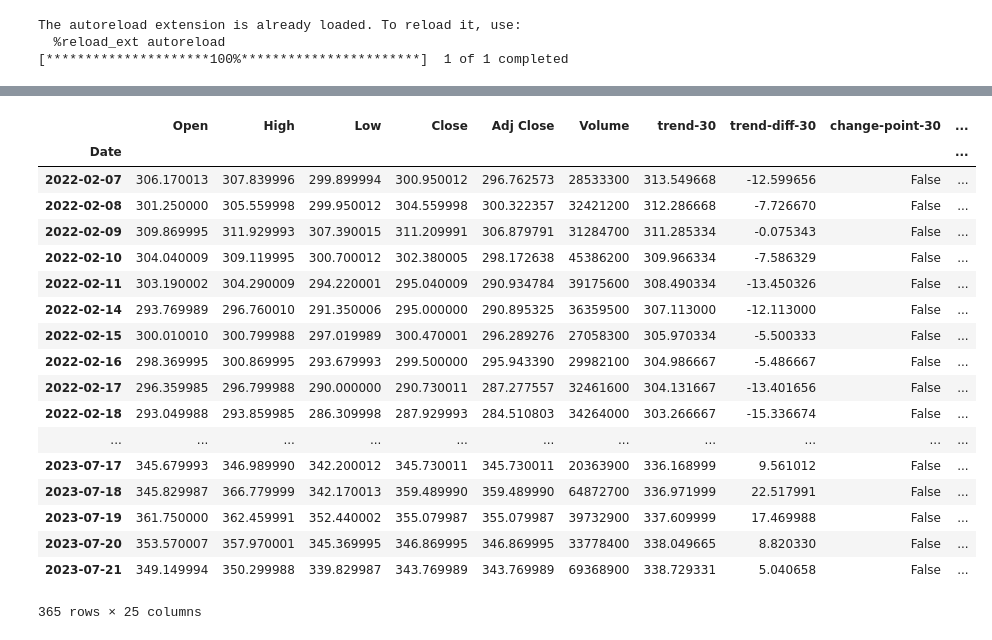
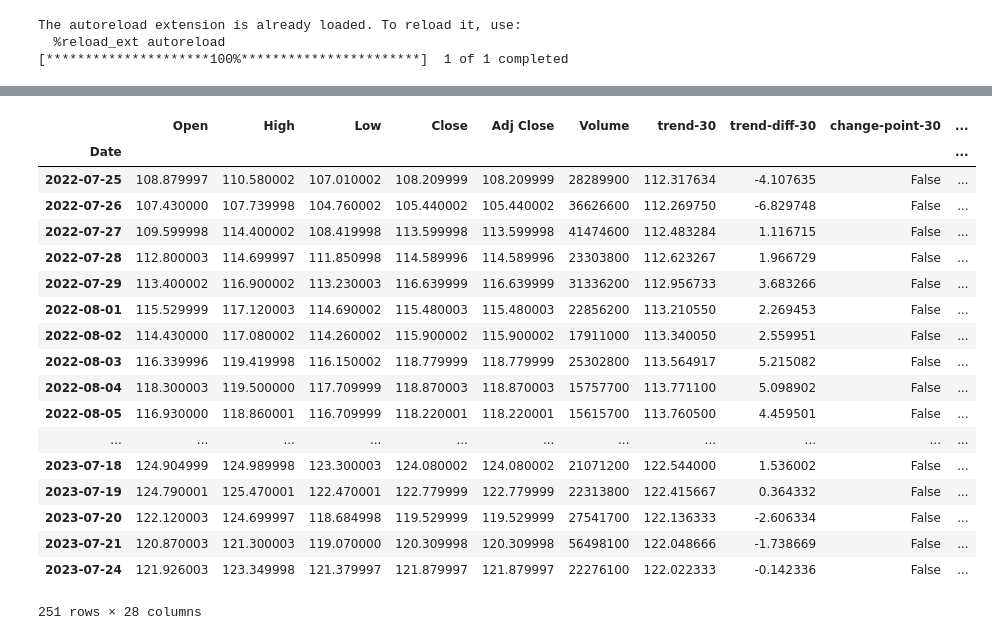
Before and after one commit to j03m/alfred, a Jupyter notebook: notebooks/back_test_visualizer.ipynb, the cells around one changed output, grey strips where cells are left out. Cells and saved outputs as stored; diff of their text form; code cells hidden in the pictures.

Commit message:
Finish tester, reduce action set to buy,short. Remove hold.

```diff
--- a/notebooks/back_test_visualizer.ipynb
+++ b/notebooks/back_test_visualizer.ipynb
@@ -12,18 +12,18 @@ from sklearn.linear_model import LinearRegression
 import yfinance as yf
 
 from machine_learning_finance import (analyze_trades,
-    calc_probabilties_without_lookahead, plot_backtest_analysis,
-    metrics_to_dataframe, create_train_test_windows, make_inverse_env_for,
-    calculate_polynomial_regression, TraderEnv, make_price_marker_from_boolean, add_marker, add_line)
+    plot_backtest_analysis, RangeTrainingWindowUtil,
+    metrics_to_dataframe, TraderEnv, make_price_marker_from_boolean, add_marker, add_line)
 
 import plotly.graph_objs as go
 from plotly.subplots import make_subplots
 from plotly.offline import init_notebook_mode
+from datetime import datetime, timedelta
 
 init_notebook_mode(connected=True)
 windows = [300, 600, 900, 1500]
 
-symbol = "MSFT"
+symbol = "GOOG"
 file = f"../backtests/{symbol}-model-back-test.csv"
 period = 365
 pd.options.display.max_rows = None
@@ -57,15 +57,13 @@ def analyze_and_graph_range(file, symbol, start, end, df):
 
 def analyze_and_graph(file, symbol, period, df):
     ledger = pd.read_csv(file)
-    hist_df, test_df = create_train_test_windows(df, None, 365 * 4, None, 365)
-    env = TraderEnv(symbol, test_df, hist_df)
+    now = datetime.now()
+    start = now - timedelta(days=365)
+    start = start.strftime('%Y-%m-%d')
+    end = now.strftime('%Y-%m-%d')
+    training_window = RangeTrainingWindowUtil(df, start, end)
+    env = TraderEnv(symbol, training_window.test_df, training_window.hist_df)
 
-    # Todo here: we have all the data we need to render our graphs in the env already
-    # We need to modify plot_backtest_analysis to:
-    # * render change points
-    # * render new moving averages
-    # * remove all the probability stuff
-    # * Figure out how to supply the polynomials!!!
 
     fig = plot_backtest_analysis(env.orig_timeseries_with_analytics, ledger, inverse=inverse)
 
@@ -79,57 +77,64 @@ def analyze_and_graph(file, symbol, period, df):
         analytics_df = make_price_marker_from_boolean(analytics_df, f"change-point-{period}", f"trend-{period}", marker_col)
         add_marker(fig, analytics_df, marker_col, f"change-point-{period}", "diamond", 8, color)
         add_line(fig, analytics_df, trend_col, f"moving-avg-{period}", color)
+
+    analytics_df["expert"] = env.expert_actions
+    analytics_df["expert_buy"] =  np.where(analytics_df["expert"] == 1, analytics_df["Close"], np.nan)
+    analytics_df["expert_sell"] =  np.where(analytics_df["expert"] == 2, analytics_df["Close"], np.nan)
+    add_marker(fig, analytics_df, "expert_buy", "expert_buy", "triangle-up", 8, "springgreen")
+    add_marker(fig, analytics_df, "expert_sell", "expert_sell", "triangle-down", 8, "purple")
+
     fig.update_layout(title='Backtest Analysis', xaxis_title='Date', height=800)
     fig.show()
 
 
     fig = make_subplots(rows=3, cols=1)
     indexes=[1,2,3]
     for period, color, index in zip(periods, colors, indexes):
         fig.add_trace(go.Bar(x=analytics_df.index, y=analytics_df[f'polynomial_derivative-{period}'], marker=dict(color=f'{color}', colorscale='Viridis'), name=f'Polynomial Derivative {period}'), row=index, col=1)
 
     fig.update_layout(title='Backtest Analysis', xaxis_title='Date', height=800)
     fig.show()
 
-    return ledger, test_df, env
+    return ledger, training_window.test_df, env, analytics_df
 
 ticker_obj = yf.download(tickers=symbol)
 df = pd.DataFrame(ticker_obj)
 
 
-ledger, df2, env = analyze_and_graph(file, symbol, 365*4, df)
+ledger, df2, env, analytics_df = analyze_and_graph(file, symbol, 365*4, df)
 #ledger, df2 = analyze_and_graph_range(file, symbol, "03-27-2020", "12-17-2021", df)
 
 # Display metrics as text
 metrics = analyze_trades(ledger, symbol, period)
 metrics["file"] = file
 metrics_df = metrics_to_dataframe(metrics)
-env.orig_timeseries_with_analytics
+analytics_df
 #df2[["moving_avg", "change_points", "rt", "Close"]]
 # %% [output]
 The autoreload extension is already loaded. To reload it, use:
   %reload_ext autoreload
 [*********************100%***********************]  1 of 1 completed
 [interactive output not drawn]
 [interactive output not drawn]
 |  | Open | High | Low | Close | Adj Close | Volume | trend-30 | trend-diff-30 | change-point-30 | ... |
 | Date |  |  |  |  |  |  |  |  |  | ... |
-| 2022-02-07 | 306.170013 | 307.839996 | 299.899994 | 300.950012 | 296.762573 | 28533300 | 313.549668 | -12.599656 | False | ... |
-| 2022-02-08 | 301.250000 | 305.559998 | 299.950012 | 304.559998 | 300.322357 | 32421200 | 312.286668 | -7.726670 | False | ... |
-| 2022-02-09 | 309.869995 | 311.929993 | 307.390015 | 311.209991 | 306.879791 | 31284700 | 311.285334 | -0.075343 | False | ... |
-| 2022-02-10 | 304.040009 | 309.119995 | 300.700012 | 302.380005 | 298.172638 | 45386200 | 309.966334 | -7.586329 | False | ... |
-| 2022-02-11 | 303.190002 | 304.290009 | 294.220001 | 295.040009 | 290.934784 | 39175600 | 308.490334 | -13.450326 | False | ... |
-| 2022-02-14 | 293.769989 | 296.760010 | 291.350006 | 295.000000 | 290.895325 | 36359500 | 307.113000 | -12.113000 | False | ... |
-| 2022-02-15 | 300.010010 | 300.799988 | 297.019989 | 300.470001 | 296.289276 | 27058300 | 305.970334 | -5.500333 | False | ... |
-| 2022-02-16 | 298.369995 | 300.869995 | 293.679993 | 299.500000 | 295.943390 | 29982100 | 304.986667 | -5.486667 | False | ... |
-| 2022-02-17 | 296.359985 | 296.799988 | 290.000000 | 290.730011 | 287.277557 | 32461600 | 304.131667 | -13.401656 | False | ... |
-| 2022-02-18 | 293.049988 | 293.859985 | 286.309998 | 287.929993 | 284.510803 | 34264000 | 303.266667 | -15.336674 | False | ... |
+| 2022-07-25 | 108.879997 | 110.580002 | 107.010002 | 108.209999 | 108.209999 | 28289900 | 112.317634 | -4.107635 | False | ... |
+| 2022-07-26 | 107.430000 | 107.739998 | 104.760002 | 105.440002 | 105.440002 | 36626600 | 112.269750 | -6.829748 | False | ... |
+| 2022-07-27 | 109.599998 | 114.400002 | 108.419998 | 113.599998 | 113.599998 | 41474600 | 112.483284 | 1.116715 | False | ... |
+| 2022-07-28 | 112.800003 | 114.699997 | 111.850998 | 114.589996 | 114.589996 | 23303800 | 112.623267 | 1.966729 | False | ... |
+| 2022-07-29 | 113.400002 | 116.900002 | 113.230003 | 116.639999 | 116.639999 | 31336200 | 112.956733 | 3.683266 | False | ... |
+| 2022-08-01 | 115.529999 | 117.120003 | 114.690002 | 115.480003 | 115.480003 | 22856200 | 113.210550 | 2.269453 | False | ... |
+| 2022-08-02 | 114.430000 | 117.080002 | 114.260002 | 115.900002 | 115.900002 | 17911000 | 113.340050 | 2.559951 | False | ... |
+| 2022-08-03 | 116.339996 | 119.419998 | 116.150002 | 118.779999 | 118.779999 | 25302800 | 113.564917 | 5.215082 | False | ... |
+| 2022-08-04 | 118.300003 | 119.500000 | 117.709999 | 118.870003 | 118.870003 | 15757700 | 113.771100 | 5.098902 | False | ... |
+| 2022-08-05 | 116.930000 | 118.860001 | 116.709999 | 118.220001 | 118.220001 | 15615700 | 113.760500 | 4.459501 | False | ... |
 | ... | ... | ... | ... | ... | ... | ... | ... | ... | ... | ... |
-| 2023-07-17 | 345.679993 | 346.989990 | 342.200012 | 345.730011 | 345.730011 | 20363900 | 336.168999 | 9.561012 | False | ... |
-| 2023-07-18 | 345.829987 | 366.779999 | 342.170013 | 359.489990 | 359.489990 | 64872700 | 336.971999 | 22.517991 | False | ... |
-| 2023-07-19 | 361.750000 | 362.459991 | 352.440002 | 355.079987 | 355.079987 | 39732900 | 337.609999 | 17.469988 | False | ... |
-| 2023-07-20 | 353.570007 | 357.970001 | 345.369995 | 346.869995 | 346.869995 | 33778400 | 338.049665 | 8.820330 | False | ... |
-| 2023-07-21 | 349.149994 | 350.299988 | 339.829987 | 343.769989 | 343.769989 | 69368900 | 338.729331 | 5.040658 | False | ... |
+| 2023-07-18 | 124.904999 | 124.989998 | 123.300003 | 124.080002 | 124.080002 | 21071200 | 122.544000 | 1.536002 | False | ... |
+| 2023-07-19 | 124.790001 | 125.470001 | 122.470001 | 122.779999 | 122.779999 | 22313800 | 122.415667 | 0.364332 | False | ... |
+| 2023-07-20 | 122.120003 | 124.699997 | 118.684998 | 119.529999 | 119.529999 | 27541700 | 122.136333 | -2.606334 | False | ... |
+| 2023-07-21 | 120.870003 | 121.300003 | 119.070000 | 120.309998 | 120.309998 | 56498100 | 122.048666 | -1.738669 | False | ... |
+| 2023-07-24 | 121.926003 | 123.349998 | 121.379997 | 121.879997 | 121.879997 | 22276100 | 122.022333 | -0.142336 | False | ... |
-365 rows × 25 columns
+251 rows × 28 columns
 # %%
 ledger
```
Also changed, not shown: 11 other files.
